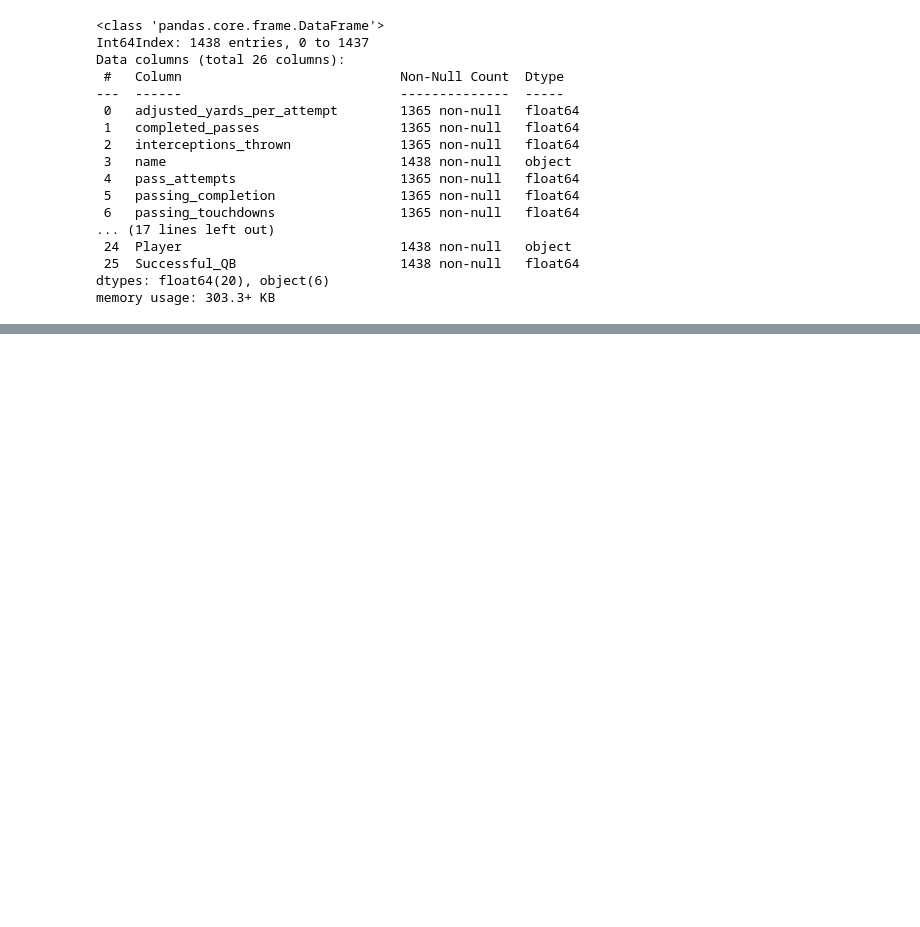
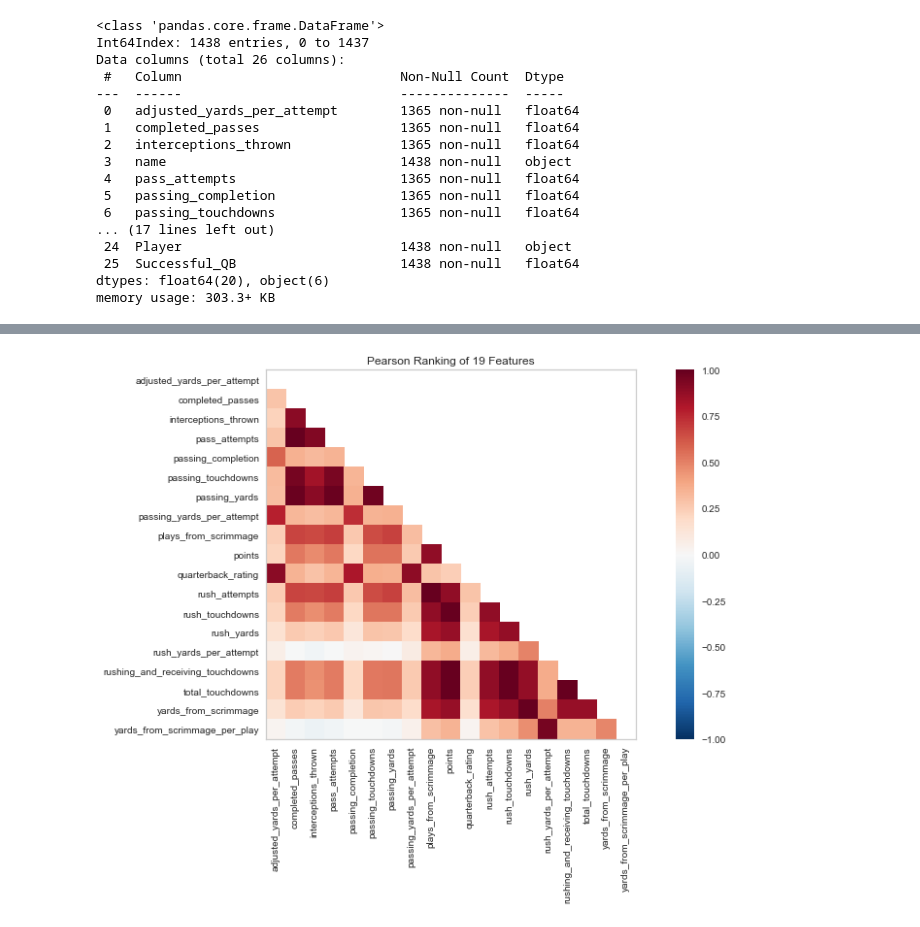
Before and after one commit to ramsey-king/DSC-630-Predictive-Analytics, a Jupyter notebook: Final Project/King_Ramsey_Term_Project_DSC_630_from_csv_files.ipynb, the cells around one changed output, grey strips where cells are left out. Drawn from its saved outputs; the diff is of its cells as text; code cells hidden in the pictures; blank space fills up the shorter version.

```diff
--- a/Final Project/King_Ramsey_Term_Project_DSC_630_from_csv_files.ipynb
+++ b/Final Project/King_Ramsey_Term_Project_DSC_630_from_csv_files.ipynb
@@ -141,0 +198,24 @@ memory usage: 303.3+ KB
+# %%
+#set up the figure size
+%matplotlib inline
+plt.rcParams['figure.figsize'] = (15, 7)
+
+# import the package for visulization of the correlation
+from yellowbrick.features import Rank2D
+
+num_features = ['adjusted_yards_per_attempt', 'completed_passes', 'interceptions_thrown', 'pass_attempts',
+'passing_completion', 'passing_touchdowns', 'passing_yards', 'passing_yards_per_attempt', 'plays_from_scrimmage',
+'points', 'quarterback_rating', 'rush_attempts','rush_touchdowns', 'rush_yards', 'rush_yards_per_attempt',
+'rushing_and_receiving_touchdowns', 'total_touchdowns', 'yards_from_scrimmage', 'yards_from_scrimmage_per_play']
+
+# extract the numpy arrays from the data frame
+x = X[num_features].values
+
+# instantiate the visualizer with the Covariance ranking algorithm
+visualizer = Rank2D(features=num_features, algorithm='pearson')
+visualizer.fit(x)                # Fit the data to the visualizer
+visualizer.transform(x)             # Transform the data
+visualizer.poof(outpath="pcoords1.png") # Draw/show/poof the data
+plt.show()
+# %% [output]
+[figure, added]
```
Also changed, not shown: parts of 4 cells of this notebook, 1 other file.
